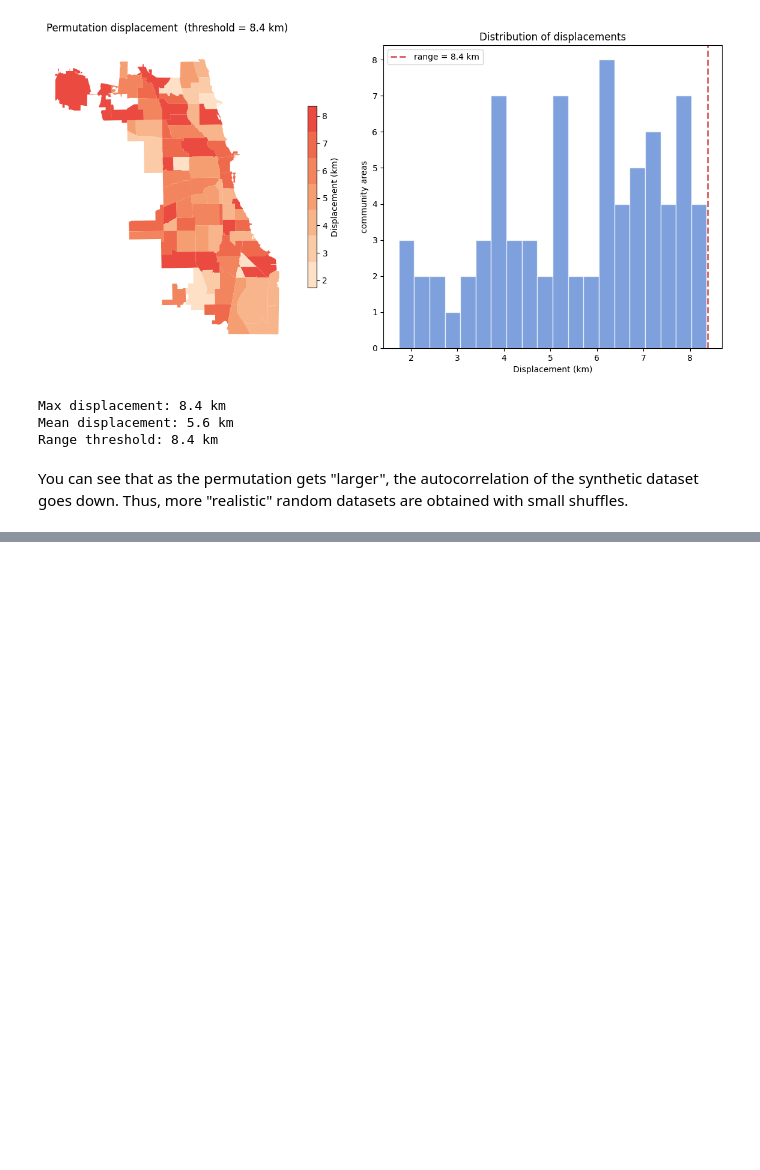
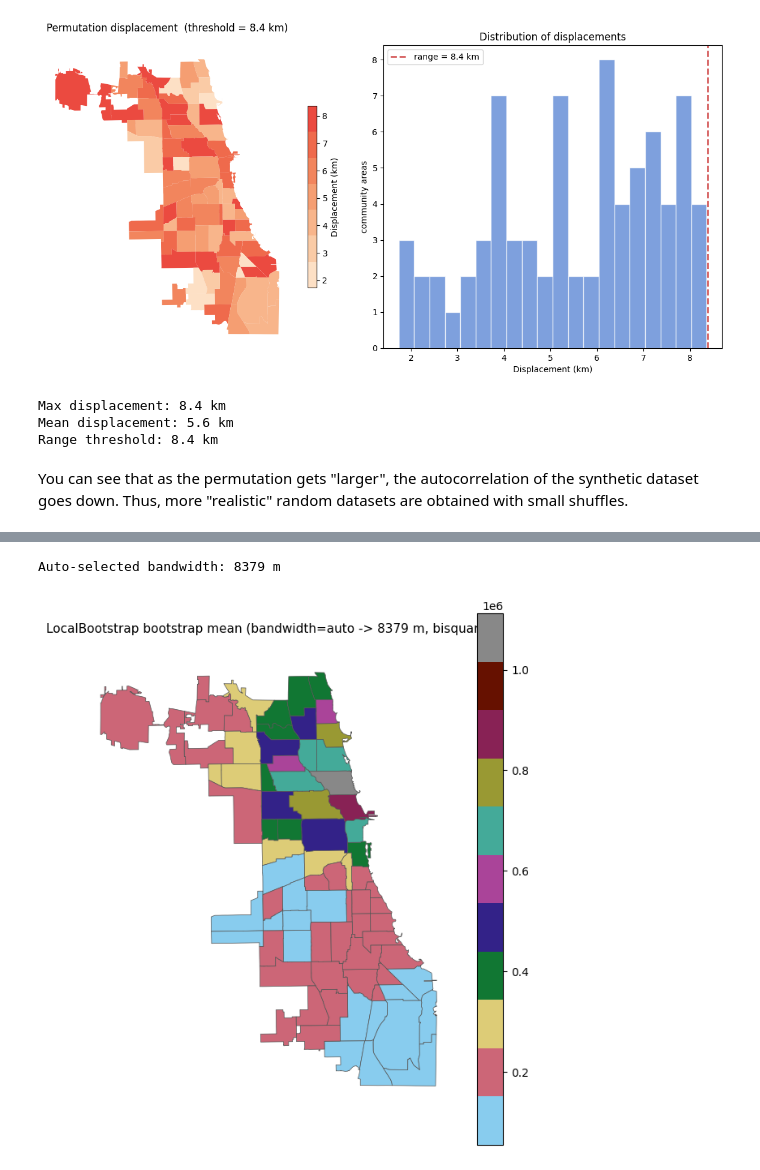
Before and after one commit to ljwolf/geovalidate, a Jupyter notebook: examples/range_finding.ipynb, the cells around one changed output, grey strips where cells are left out. Saved outputs shown, nothing was run; the diff lists cells and outputs as text; code cells hidden in the pictures; blank space fills up the shorter version.

```diff
--- a/examples/range_finding.ipynb
+++ b/examples/range_finding.ipynb
@@ -331,0 +359,30 @@ plt.show()
+# %%
+lb_auto = LocalBootstrap(
+    bandwidth="auto",
+    kernel="bisquare",
+    n_bootstraps=200,
+    random_state=0,
+)
+lb_auto.fit(chicago, chicago.income.values)
+print(f"Auto-selected bandwidth: {lb_auto.bandwidth_:.0f} m")
+
+boot_mean = numpy.zeros(len(chicago))
+for indices in lb_auto.sample(chicago):
+    boot_mean += chicago.income.values[chicago.index.get_indexer(indices)]
+boot_mean /= lb_auto.n_bootstraps
+
+fig, ax = plt.subplots(figsize=(6, 7))
+chicago.assign(_v=boot_mean).plot(
+    column="_v", cmap=colormaps.safe, legend=True, ax=ax,
+    edgecolor="#555", linewidth=0.5,
+)
+ax.set_title(
+    f"LocalBootstrap bootstrap mean (bandwidth=auto -> {lb_auto.bandwidth_:.0f} m, bisquare)",
+    fontsize=11,
+)
+ax.axis("off")
+plt.tight_layout()
+plt.show()
+# %% [output]
+Auto-selected bandwidth: 8379 m
+[figure, added]
```
Also changed, not shown: parts of 7 cells of this notebook, 4 other files.
